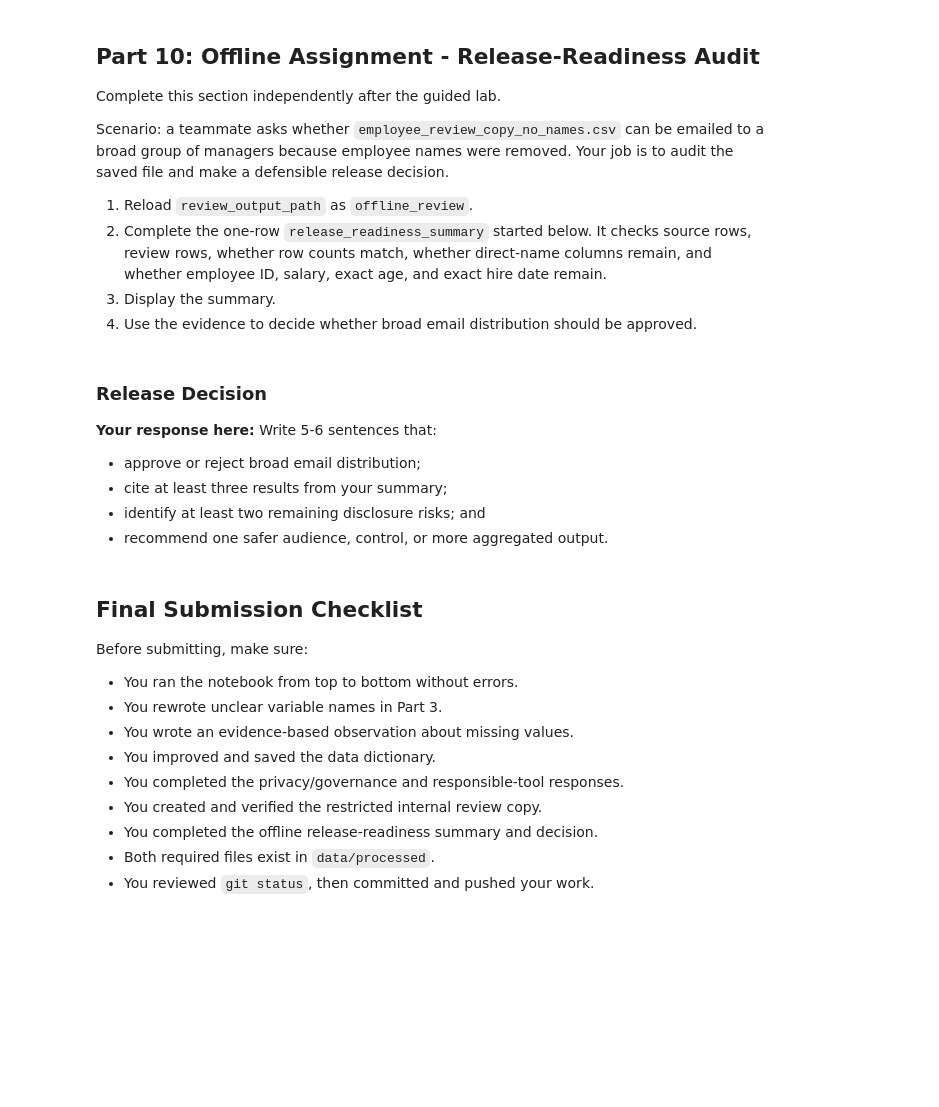
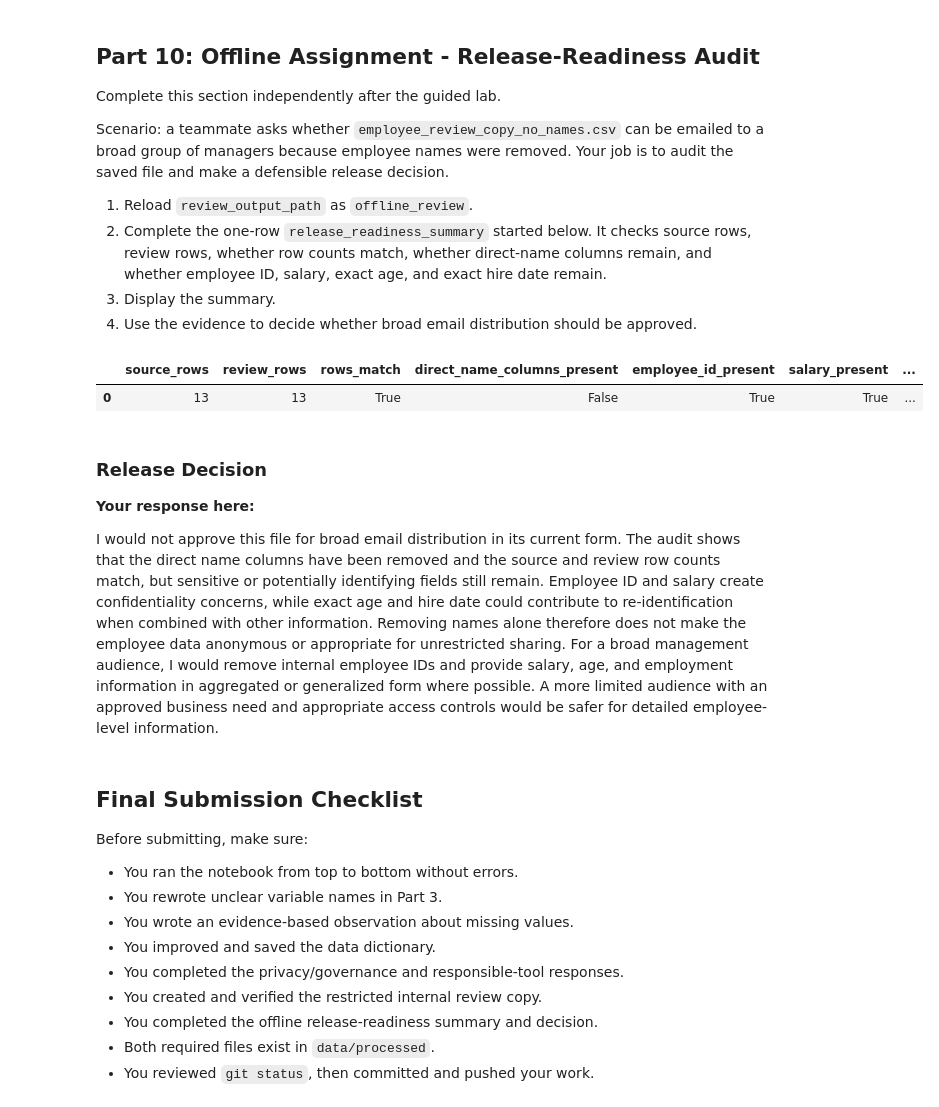
Before and after one commit to Sp1d3rMane/ban6003-week3-4-GabrielGreen, a Jupyter notebook: notebooks/week4_github_repro_governance_lab.ipynb, the cells around one changed output. Saved outputs shown, nothing was run; the diff lists cells and outputs as text; code cells hidden in the pictures; blank space fills up the shorter version.

```diff
--- a/notebooks/week4_github_repro_governance_lab.ipynb
+++ b/notebooks/week4_github_repro_governance_lab.ipynb
@@ -401,30 +401,41 @@ Scenario: a teammate asks whether `employee_review_copy_no_names.csv` can be ema
 # %%
 # Offline Assignment
 # Hint: use `"column_name" in offline_review.columns` for each remaining-field check.
 # The direct-name check is already completed as an example.
+#offline_review = pd.read_csv(review_output_path)
+
 offline_review = pd.read_csv(review_output_path)
 
 release_readiness_summary = pd.DataFrame([{
     "source_rows": len(employees_raw),
     "review_rows": len(offline_review),
     "rows_match": len(employees_raw) == len(offline_review),
-    "direct_name_columns_present": bool(set(direct_name_columns) & set(offline_review.columns)),
-    "employee_id_present": None,  # TODO
-    "salary_present": None,  # TODO
-    "exact_age_present": None,  # TODO
-    "exact_hire_date_present": None,  # TODO
+    "direct_name_columns_present":
+        bool(set(direct_name_columns) & set(offline_review.columns)),
+
+    "employee_id_present":
+        "employee_id" in offline_review.columns,
+
+    "salary_present":
+        "salary" in offline_review.columns,
+
+    "exact_age_present":
+        "age" in offline_review.columns,
+
+    "exact_hire_date_present":
+        "hire_date" in offline_review.columns,
 }])
 
 release_readiness_summary
+# %% [output]
+|  | source_rows | review_rows | rows_match | direct_name_columns_present | employee_id_present | salary_present | ... |
+| 0 | 13 | 13 | True | False | True | True | ... |
 # %% [markdown]
 ### Release Decision
 
-**Your response here:** Write 5-6 sentences that:
+**Your response here:**
 
-- approve or reject broad email distribution;
-- cite at least three results from your summary;
-- identify at least two remaining disclosure risks; and
-- recommend one safer audience, control, or more aggregated output.
+I would not approve this file for broad email distribution in its current form. The audit shows that the direct name columns have been removed and the source and review row counts match, but sensitive or potentially identifying fields still remain. Employee ID and salary create confidentiality concerns, while exact age and hire date could contribute to re-identification when combined with other information. Removing names alone therefore does not make the employee data anonymous or appropriate for unrestricted sharing. For a broad management audience, I would remove internal employee IDs and provide salary, age, and employment information in aggregated or generalized form where possible. A more limited audience with an approved business need and appropriate access controls would be safer for detailed employee-level information.
 # %% [markdown]
 ## Final Submission Checklist
 
```
